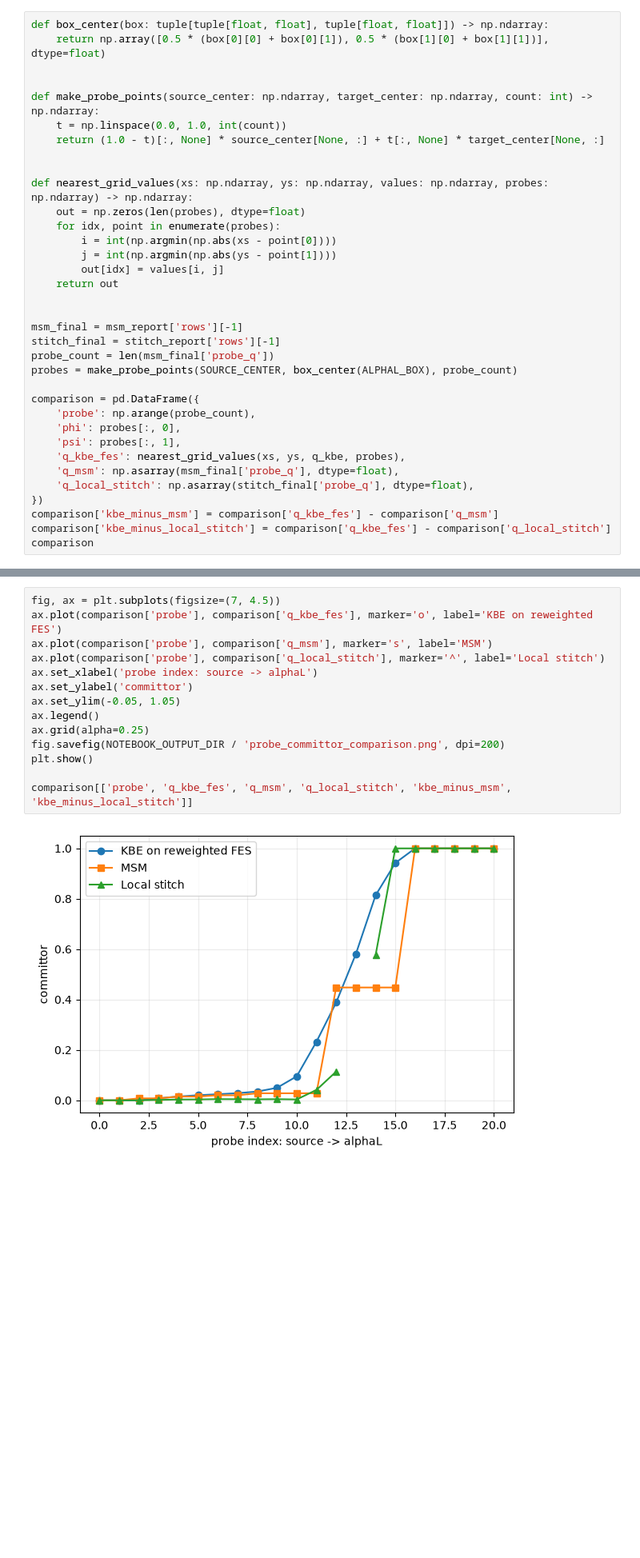
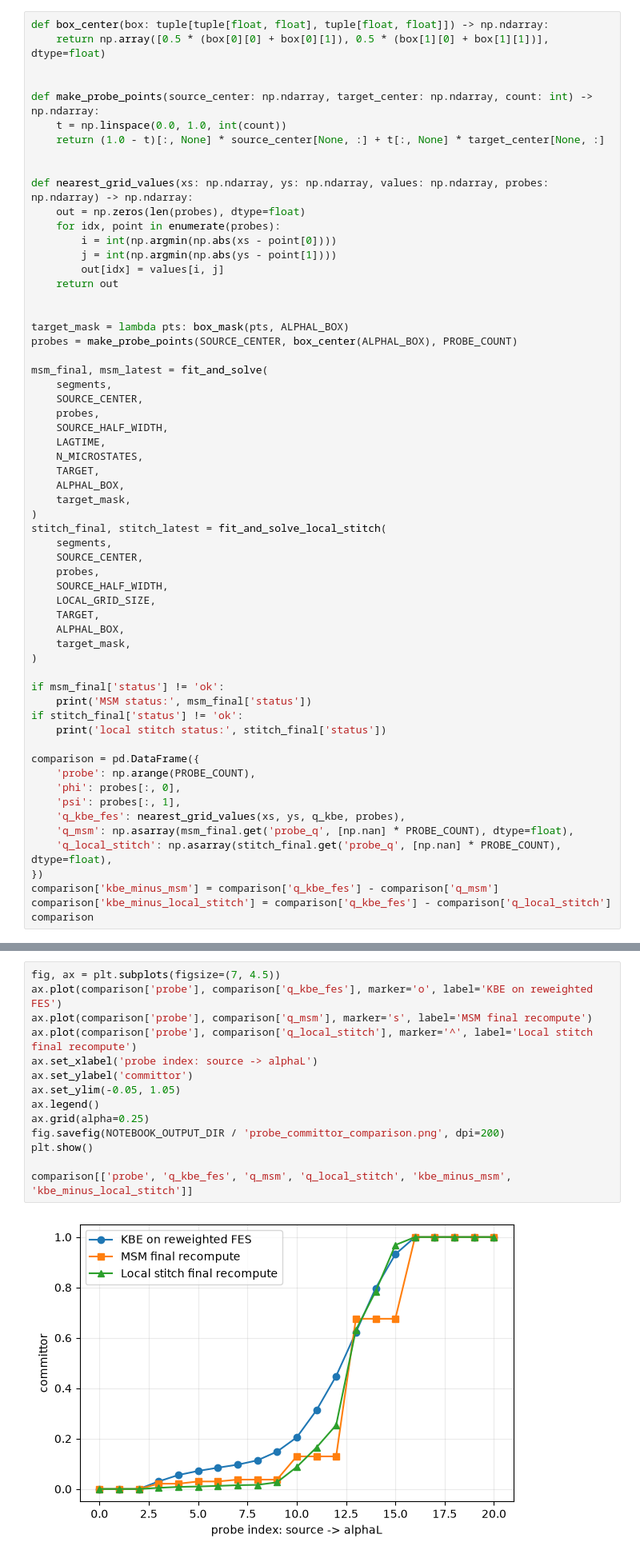
Before and after one commit to dmighty007/Trails-MD, a Jupyter notebook: examples/AlaD/fes_kbe_committor_comparison.ipynb, the cells around one changed output, grey strips where cells are left out. Shown at 80% size. Saved outputs shown, nothing was run; the diff lists cells and outputs as text; blank space fills up the shorter version.

```diff
--- a/examples/AlaD/fes_kbe_committor_comparison.ipynb
+++ b/examples/AlaD/fes_kbe_committor_comparison.ipynb
@@ -262,18 +324,43 @@ def nearest_grid_values(xs: np.ndarray, ys: np.ndarray, values: np.ndarray, prob
     return out
 
 
-msm_final = msm_report['rows'][-1]
-stitch_final = stitch_report['rows'][-1]
-probe_count = len(msm_final['probe_q'])
-probes = make_probe_points(SOURCE_CENTER, box_center(ALPHAL_BOX), probe_count)
+target_mask = lambda pts: box_mask(pts, ALPHAL_BOX)
+probes = make_probe_points(SOURCE_CENTER, box_center(ALPHAL_BOX), PROBE_COUNT)
+
+msm_final, msm_latest = fit_and_solve(
+    segments,
+    SOURCE_CENTER,
+    probes,
+    SOURCE_HALF_WIDTH,
+    LAGTIME,
+    N_MICROSTATES,
+    TARGET,
+    ALPHAL_BOX,
+    target_mask,
+)
+stitch_final, stitch_latest = fit_and_solve_local_stitch(
+    segments,
+    SOURCE_CENTER,
+    probes,
+    SOURCE_HALF_WIDTH,
+    LOCAL_GRID_SIZE,
+    TARGET,
+    ALPHAL_BOX,
+    target_mask,
+)
+
+if msm_final['status'] != 'ok':
+    print('MSM status:', msm_final['status'])
+if stitch_final['status'] != 'ok':
+    print('local stitch status:', stitch_final['status'])
 
 comparison = pd.DataFrame({
-    'probe': np.arange(probe_count),
+    'probe': np.arange(PROBE_COUNT),
     'phi': probes[:, 0],
     'psi': probes[:, 1],
     'q_kbe_fes': nearest_grid_values(xs, ys, q_kbe, probes),
-    'q_msm': np.asarray(msm_final['probe_q'], dtype=float),
-    'q_local_stitch': np.asarray(stitch_final['probe_q'], dtype=float),
+    'q_msm': np.asarray(msm_final.get('probe_q', [np.nan] * PROBE_COUNT), dtype=float),
+    'q_local_stitch': np.asarray(stitch_final.get('probe_q', [np.nan] * PROBE_COUNT), dtype=float),
 })
 comparison['kbe_minus_msm'] = comparison['q_kbe_fes'] - comparison['q_msm']
 comparison['kbe_minus_local_stitch'] = comparison['q_kbe_fes'] - comparison['q_local_stitch']
@@ -332,19 +450,19 @@ summary
 # %%
 fig, ax = plt.subplots(figsize=(7, 4.5))
 ax.plot(comparison['probe'], comparison['q_kbe_fes'], marker='o', label='KBE on reweighted FES')
-ax.plot(comparison['probe'], comparison['q_msm'], marker='s', label='MSM')
-ax.plot(comparison['probe'], comparison['q_local_stitch'], marker='^', label='Local stitch')
+ax.plot(comparison['probe'], comparison['q_msm'], marker='s', label='MSM final recompute')
+ax.plot(comparison['probe'], comparison['q_local_stitch'], marker='^', label='Local stitch final recompute')
 ax.set_xlabel('probe index: source -> alphaL')
 ax.set_ylabel('committor')
 ax.set_ylim(-0.05, 1.05)
 ax.legend()
 ax.grid(alpha=0.25)
 fig.savefig(NOTEBOOK_OUTPUT_DIR / 'probe_committor_comparison.png', dpi=200)
 plt.show()
 
 comparison[['probe', 'q_kbe_fes', 'q_msm', 'q_local_stitch', 'kbe_minus_msm', 'kbe_minus_local_stitch']]
 # %% [output]
-[figure, old version]
+[figure, new version]
 |  | probe | q_kbe_fes | q_msm | q_local_stitch | kbe_minus_msm | kbe_minus_local_stitch |
 | 0 | 0 | 0.000000 | 0.000000 | 0.000000 | 0.000000 | 0.000000 |
 | 1 | 1 | 0.000000 | 0.000000 | 0.000000 | 0.000000 | 0.000000 |
```
Also changed, not shown: parts of 13 cells of this notebook, 17 other files.
